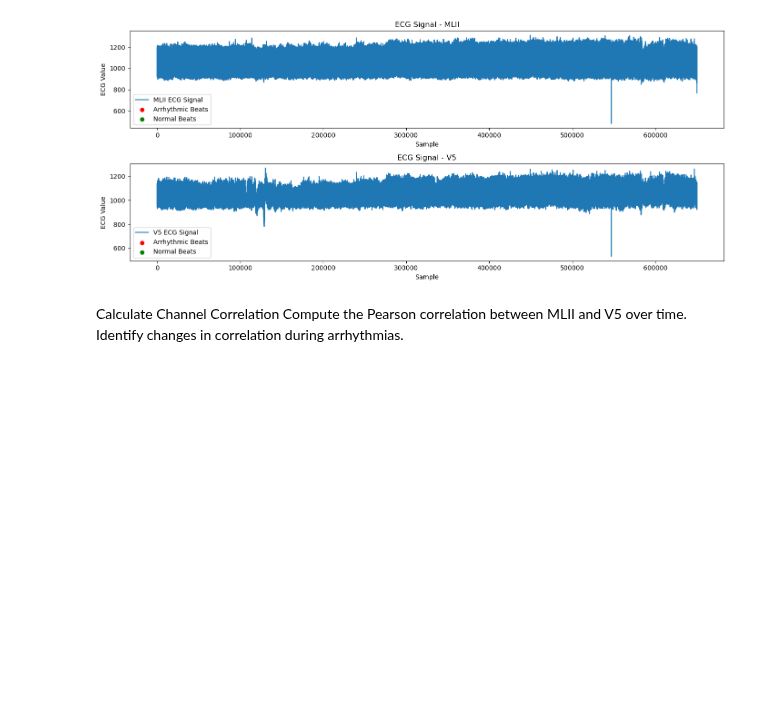
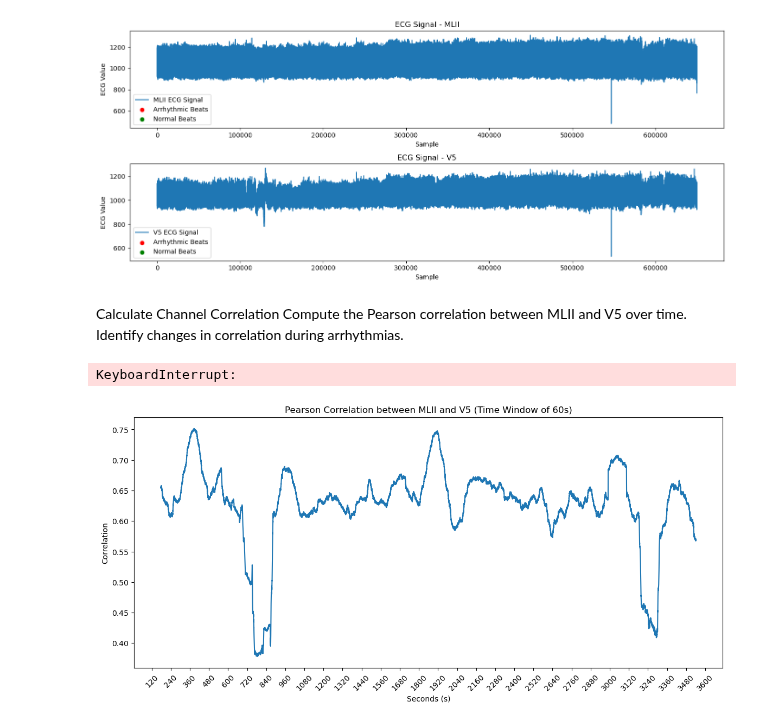
Before and after one commit to elk040/Cogs118C-Final, a Jupyter notebook: COGS118CFINAL.ipynb, the cells around one changed output. Saved outputs shown, nothing was run; the diff lists cells and outputs as text; code cells hidden in the pictures; blank space fills up the shorter version.

Commit message:
added pearson correlation for MLII and V5 across customizable time windows: subject to analysis.

```diff
--- a/COGS118CFINAL.ipynb
+++ b/COGS118CFINAL.ipynb
@@ -215,3 +215,44 @@ plt.show()
 Calculate Channel Correlation
 Compute the Pearson correlation between MLII and V5 over time.
 Identify changes in correlation during arrhythmias.
+# %%
+### Pearson Correlation over time (time windows I assume maybe?)
+
+from scipy.stats import pearsonr
+
+### for ease of doing, split into two different dataframes I think, MLII and V5
+
+df_MLII = df['MLII']
+df_V5 = df['V5']
+
+Fs = 360
+
+window = Fs * 300
+### window size  is x/Fs (example is 5 minutes) seconds for pearson correlation
+### this takes a WHILE cuz the data is so large
+correlation_coeffs = []
+### make empty list for all the pearson correlations calculated in the time windows in the loop
+for n in range(len(df['Sample'] - window + 1)):
+    window_df_MLII = df_MLII[n: n + window]
+    window_df_V5 = df_V5[n: n +  window]
+    correlation, _ = pearsonr(window_df_MLII, window_df_V5)
+    correlation_coeffs.append(correlation)
+# %% [output]
+KeyboardInterrupt:
+# %%
+### Attempt 2 using different method:
+
+plt.figure(figsize=(14, 6))
+
+pearson = df_MLII.rolling(window = (60 * Fs), center = True).corr(df_V5)
+plt.plot(pearson)
+plt.xlabel('Seconds (s)')
+plt.ylabel('Correlation')
+plt.title('Pearson Correlation between MLII and V5 (Time Window of 60s)')
+plt.xticks(rotation = 45)
+xticks = np.linspace(0,  650000, 30)
+plt.xticks(xticks, ['120', '240', '360', '480', '600', '720', '840', '960', '1080', '1200', '1320', '1440',
+                    '1560', '1680', '1800', '1920', '2040', '2160', '2280', '2400', '2520', '2640', '2760', '2880', '3000', '3120', '3240', '3360', '3480', '3600'])
+plt.show()
+# %% [output]
+[figure, added]
```
Also changed, not shown: parts of 3 cells of this notebook.
